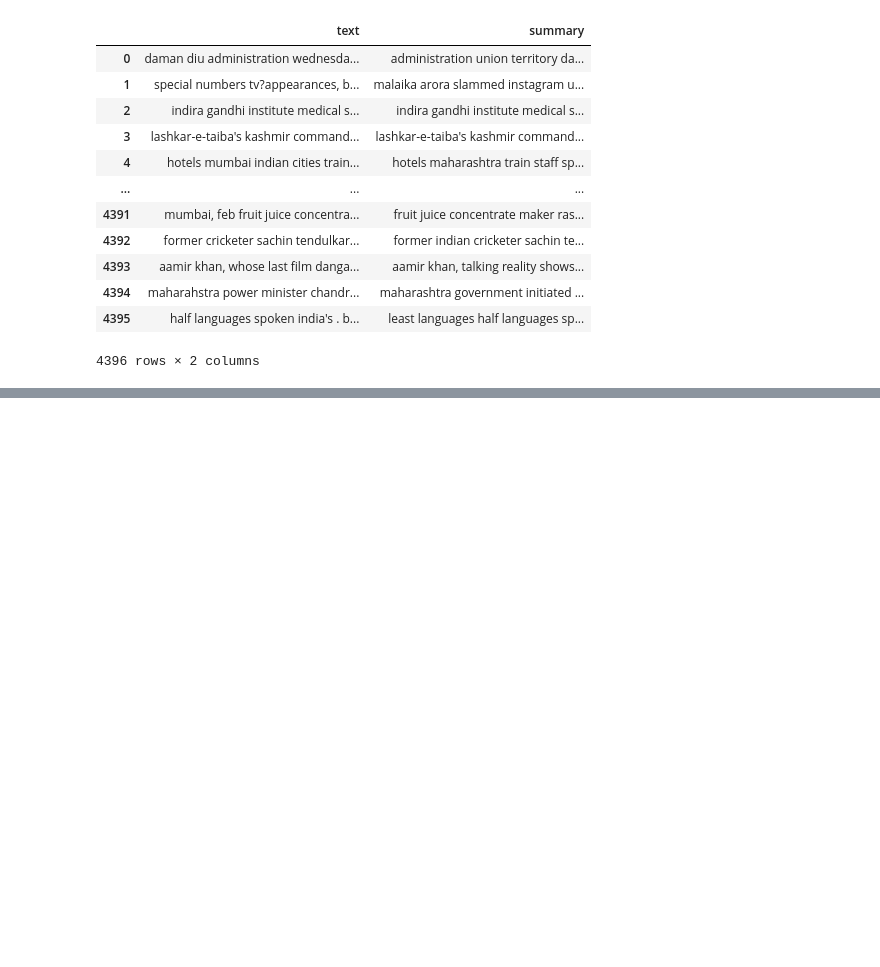
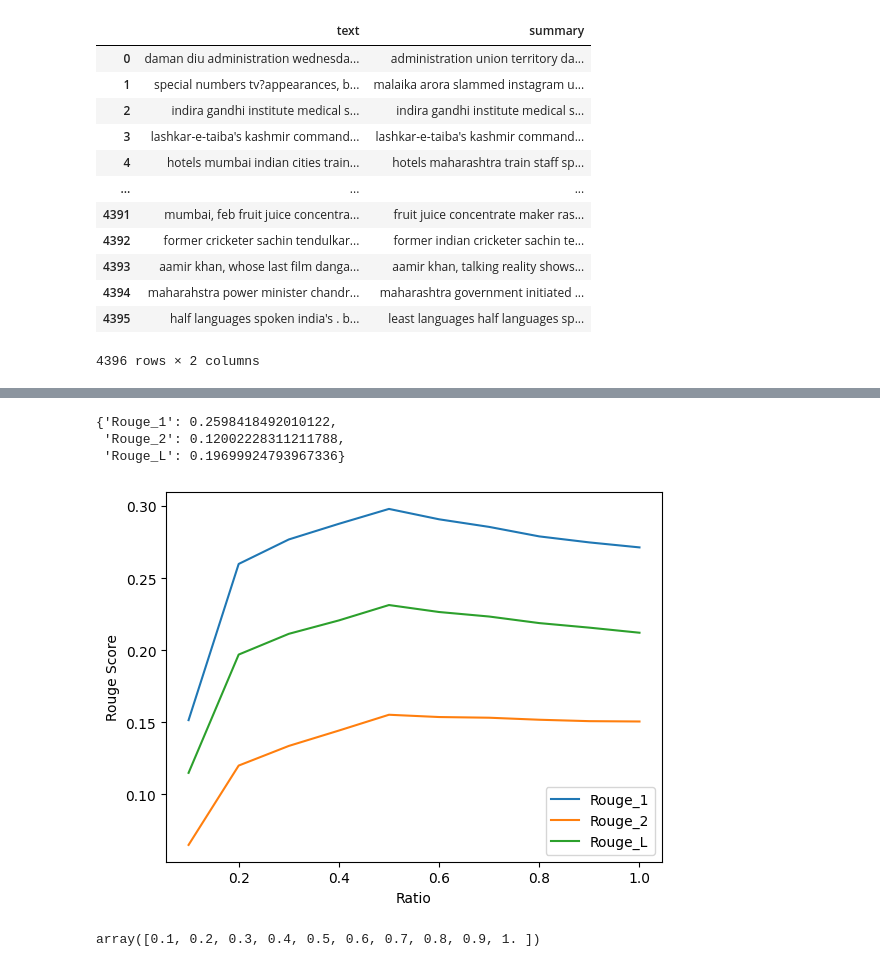
Before and after one commit to PranshuKala/Text-Summarization, a Jupyter notebook: Summarization_Model/Extractive_Model/model.ipynb, the cells around one changed output, grey strips where cells are left out. Saved outputs shown, nothing was run; the diff lists cells and outputs as text; code cells hidden in the pictures; blank space fills up the shorter version.

```diff
--- a/Summarization_Model/Extractive_Model/model.ipynb
+++ b/Summarization_Model/Extractive_Model/model.ipynb
@@ -77,0 +82,74 @@ daman diu administration wednesday withdrew circular asked women staff tie rakhi
+# %%
+# calculating rouge scores of the generated summary
+
+from sumeval.metrics.rouge import RougeCalculator
+
+rouge = RougeCalculator(stopwords=True, lang="en")
+# %%
+# calculating rouge scores of the generated summary
+def rouge_calc(preds, targets):
+    rouge_1 = [rouge.rouge_n(summary=preds[i],references=targets[i],n=1) for i in range(len(preds))]
+
+    rouge_2 = [rouge.rouge_n(summary=preds[i],references=targets[i],n=2) for i in range(len(preds))]
+
+    rouge_l = [rouge.rouge_l(summary=preds[i],references=targets[i]) for i in range(len(preds))]
+    # get the average of the rouge scores
+    return {"Rouge_1": np.array(rouge_1).mean(),
+
+            "Rouge_2": np.array(rouge_2).mean(),
+
+            "Rouge_L": np.array(rouge_l).mean()}
+# %%
+rouge_calc(list(df['generated_summary']), list(df['summary']))
+# %% [output]
+{'Rouge_1': 0.2598418492010122,
+ 'Rouge_2': 0.12002228311211788,
+ 'Rouge_L': 0.19699924793967336}
+# %%
+# graph of rouge scores vs ratio in summarizer , to find the best ratio
+
+import matplotlib.pyplot as plt
+
+# array of 0.1 to 1 with 10 values
+ratios = np.linspace(0.1, 1, 10)
+
+rouge_1 = []
+rouge_2 = []
+rouge_l = []
+
+# for each ratio in ratios calculate the rouge scores
+for ratio in ratios:
+    df['generated_summary'] = df['text'].apply(lambda x: summarizer.summarize(x, ratio=ratio, language='english'))
+    # calculate rouge scores
+    rouge_scores = rouge_calc(list(df['generated_summary']), list(df['summary']))
+
+    rouge_1.append(rouge_scores['Rouge_1'])
+
+    rouge_2.append(rouge_scores['Rouge_2'])
+
+    rouge_l.append(rouge_scores['Rouge_L'])
+
+#   plot the graph
+
+plt.plot(ratios, rouge_1, label='Rouge_1')
+
+plt.plot(ratios, rouge_2, label='Rouge_2')
+
+plt.plot(ratios, rouge_l, label='Rouge_L')
+
+plt.xlabel('Ratio')
+
+plt.ylabel('Rouge Score')
+
+plt.legend()
+
+plt.show()
+
+
+# we find that the best ratio is between 0.2 to 0.4  for this dataset after that it declines
+# %% [output]
+[figure, added]
+# %%
+ratios
+# %% [output]
+array([0.1, 0.2, 0.3, 0.4, 0.5, 0.6, 0.7, 0.8, 0.9, 1. ])
```
Also changed, not shown: parts of 14 cells of this notebook, 1 other file.
